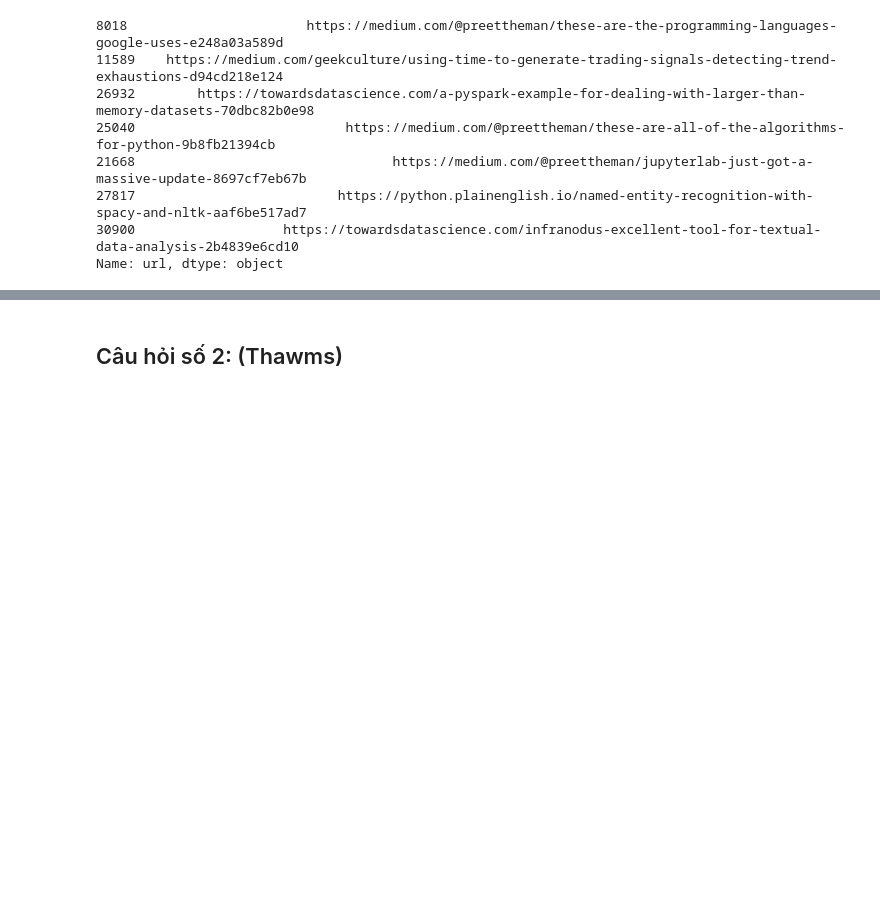
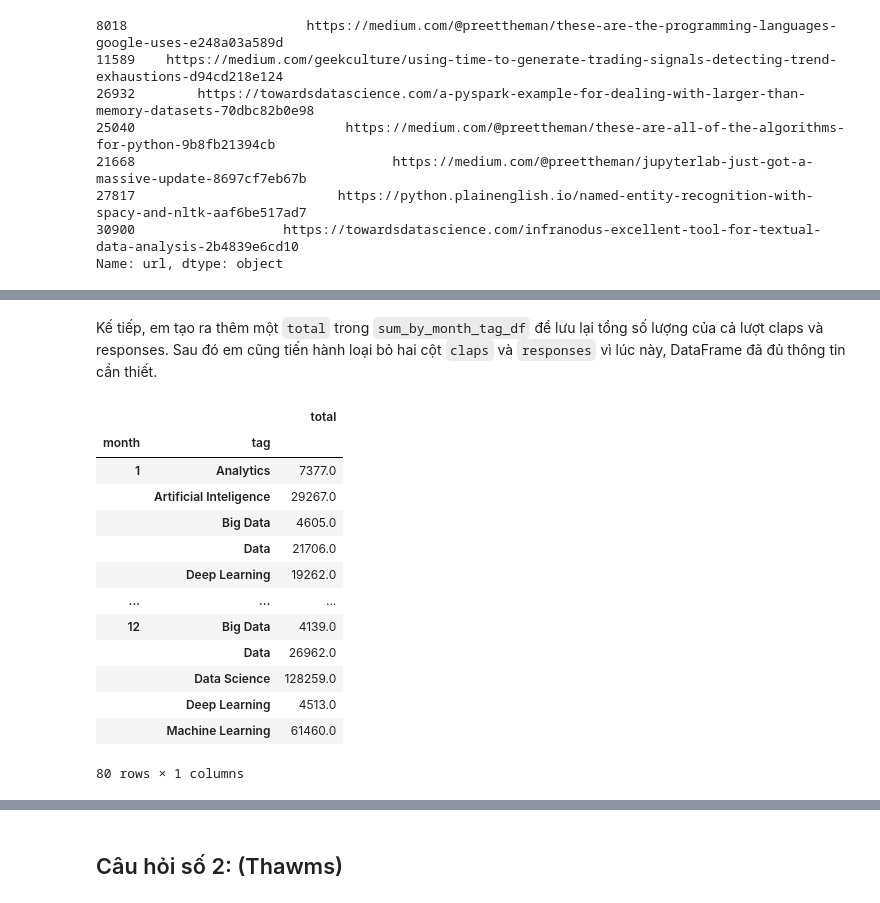
Before and after one commit to kenneth-nguyenn/P4DS_FinalProject, a Jupyter notebook: Source/Final Project.ipynb, the cells around one changed output, grey strips where cells are left out. Saved outputs shown, nothing was run; the diff lists cells and outputs as text; code cells hidden in the pictures; blank space fills up the shorter version.

```diff
--- a/Source/Final Project.ipynb
+++ b/Source/Final Project.ipynb
@@ -528,0 +525,26 @@ new_df
+# %% [markdown]
+Kế tiếp, em tạo ra thêm một `total` trong `sum_by_month_tag_df` để lưu lại tổng số lượng của cả lượt claps và responses. Sau đó em cũng tiến hành loại bỏ hai cột `claps` và `responses` vì lúc này, DataFrame đã đủ thông tin cần thiết.
+# %%
+sum_by_month_tag_df['total'] = sum_by_month_tag_df.claps + sum_by_month_tag_df.responses
+sum_by_month_tag_df.drop(
+    columns=["claps", "responses"],
+    axis=1,
+    inplace=True
+)
+
+sum_by_month_tag_df
+# %% [output]
+|  |  | total |
+| month | tag |  |
+| 1 | Analytics | 7377.0 |
+|  | Artificial Inteligence | 29267.0 |
+|  | Big Data | 4605.0 |
+|  | Data | 21706.0 |
+|  | Deep Learning | 19262.0 |
+| ... | ... | ... |
+| 12 | Big Data | 4139.0 |
+|  | Data | 26962.0 |
+|  | Data Science | 128259.0 |
+|  | Deep Learning | 4513.0 |
+|  | Machine Learning | 61460.0 |
+80 rows × 1 columns
```
Also changed, not shown: parts of 34 cells of this notebook.
